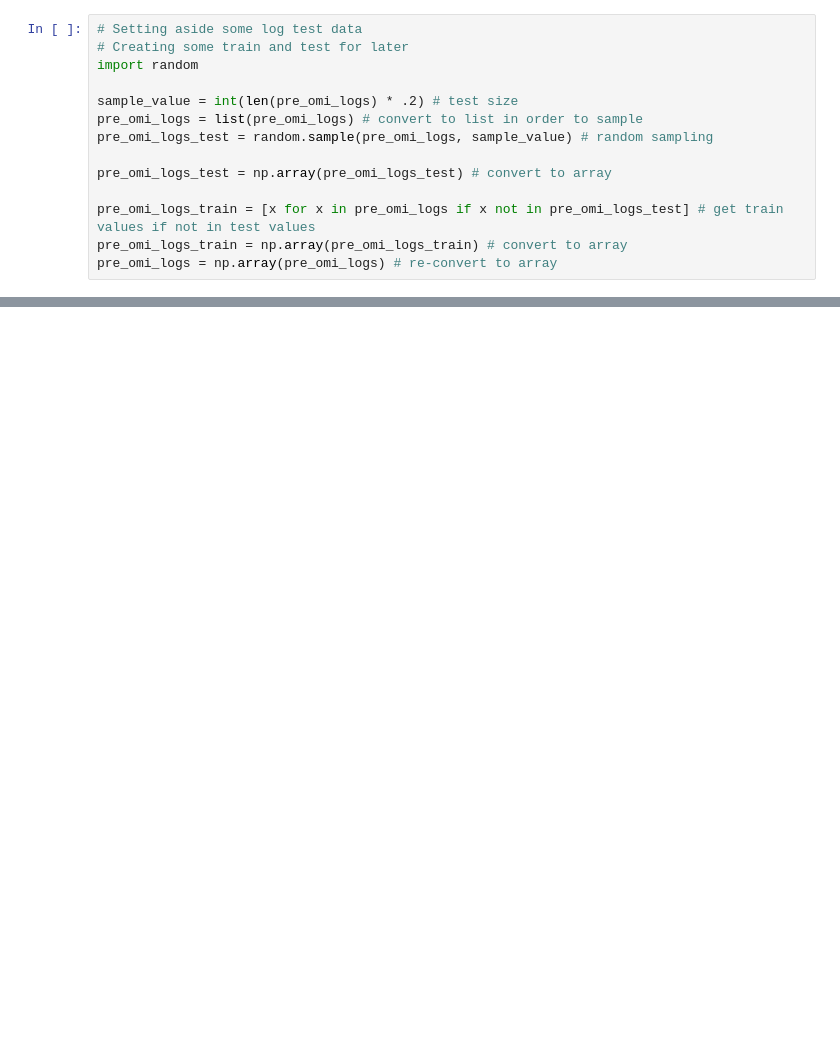
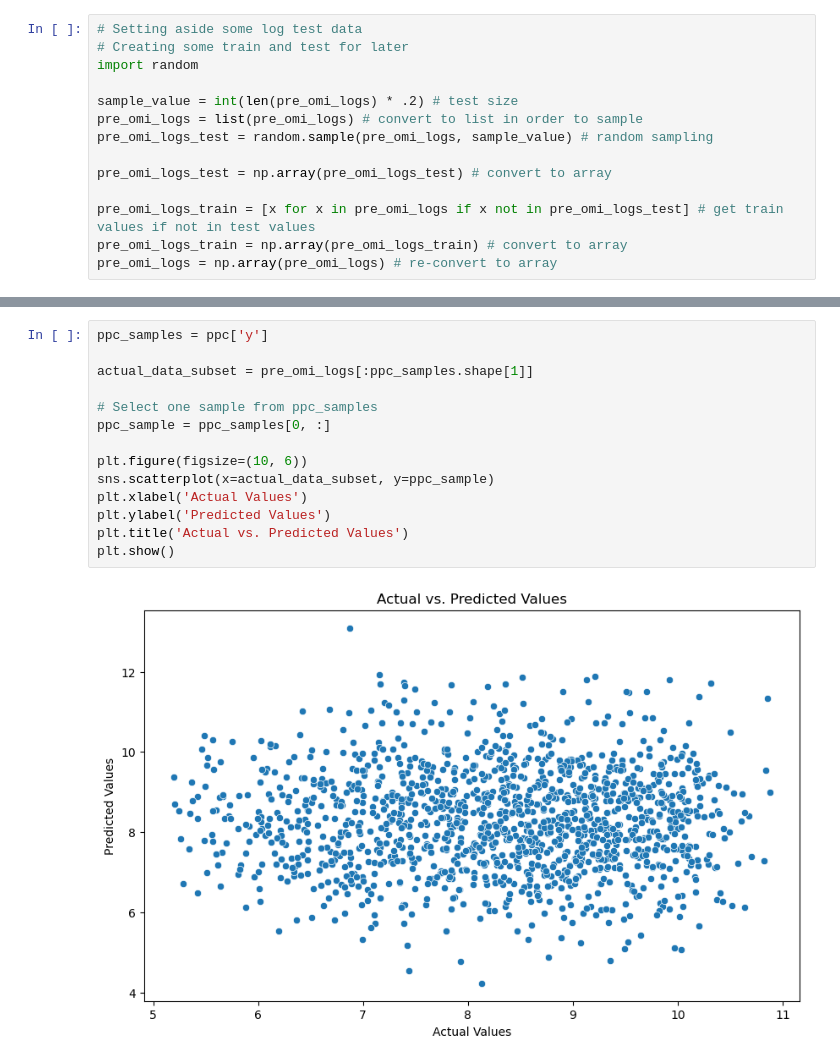
Before and after one commit to Lou-Hines/Covid_Wastewater_and_Schools, a Jupyter notebook: Bayesian_Modelling/Bayesian_Modelling_Pre-Omicron.ipynb, the cells around one changed output, grey strips where cells are left out. Cells and saved outputs as stored; diff of their text form; blank space fills up the shorter version.

```diff
--- a/Bayesian_Modelling/Bayesian_Modelling_Pre-Omicron.ipynb
+++ b/Bayesian_Modelling/Bayesian_Modelling_Pre-Omicron.ipynb
@@ -391,0 +398,16 @@ print(f'Standard deviation of ppc: {ppc_std}')
+# %%
+ppc_samples = ppc['y']
+
+actual_data_subset = pre_omi_logs[:ppc_samples.shape[1]]
+
+# Select one sample from ppc_samples
+ppc_sample = ppc_samples[0, :]
+
+plt.figure(figsize=(10, 6))
+sns.scatterplot(x=actual_data_subset, y=ppc_sample)
+plt.xlabel('Actual Values')
+plt.ylabel('Predicted Values')
+plt.title('Actual vs. Predicted Values')
+plt.show()
+# %% [output]
+[figure, added]
```
Also changed, not shown: parts of 26 cells of this notebook, 2 other files.
